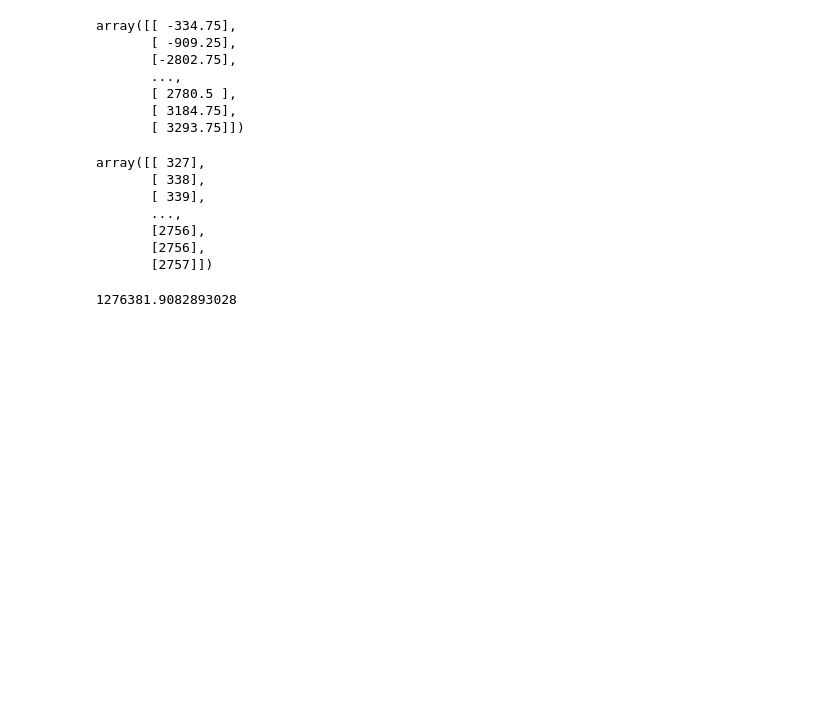
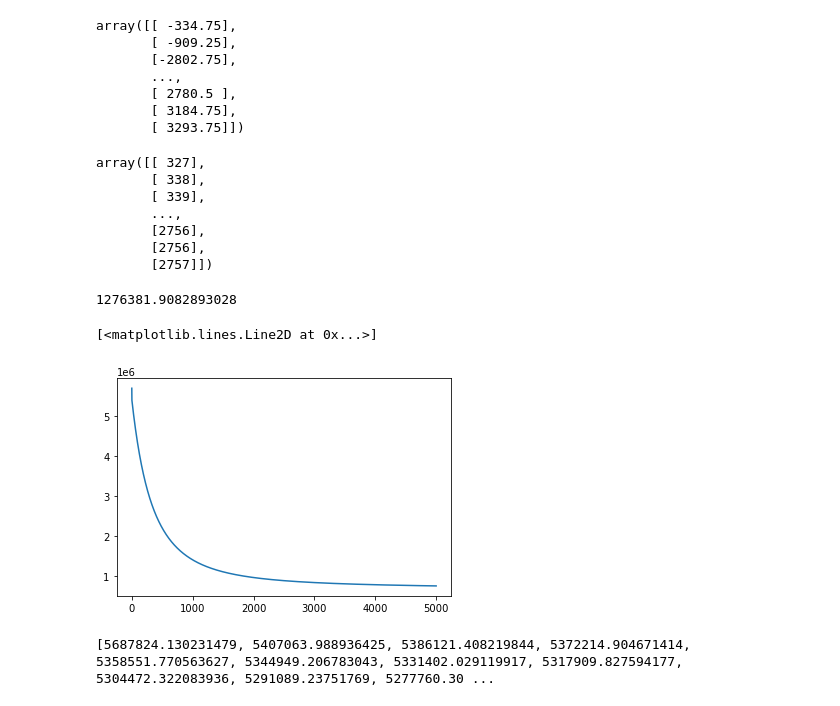
Before and after one commit to Deamon-DP/Machine-learning-projects, a Jupyter notebook: Assignment/regression/Multi.ipynb, the cells around one changed output. Saved outputs shown, nothing was run; the diff lists cells and outputs as text; code cells hidden in the pictures; blank space fills up the shorter version.

```diff
--- a/Assignment/regression/Multi.ipynb
+++ b/Assignment/regression/Multi.ipynb
@@ -65,10 +75,17 @@ class Linear_regression:
         self.alpha=alpha
         self.samples,self.features=x.shape
         self.theta=np.ones(shape=(self.features, 1))
+        self.losses=[]
         #self.theta=np.reshape(self.theta,(self.theta.size,1))
 
     def predict(self,x):
         return np.dot(x, self.theta)
+
+    def cost(self,theta):
+        temp=self.y-np.dot(self.x,theta)
+        loss=np.dot(temp.T,temp).item()
+        loss=loss/(2*(self.samples))
+        self.losses.append(loss)
 
     def training(self,n=1000):
         while(n):
@@ -79,6 +96,7 @@ class Linear_regression:
             self.gradient=np.dot(self.x.T,temp)
             #print(self.gradient.shape)
             self.theta=self.theta+((self.alpha/self.samples)*self.gradient)
+            self.cost(self.theta)
             #print(self.theta.shape)
             n=n-1
 
@@ -124,7 +142,7 @@ lr
 # %% [output]
 <__main__.Linear_regression at 0x...>
 # %%
-mp=lr.training(n=2000)
+mp=lr.training(n=5000)
 # %%
 np.dot(lr.x, mp), trainy
 # %% [output]
@@ -193,3 +211,12 @@ array([[ 327],
 mean_squared_error(testy, sklr.predict(testx))
 # %% [output]
 1276381.9082893028
+# %%
+plt.plot(lr.losses)
+# %% [output]
+[<matplotlib.lines.Line2D at 0x...>]
+[figure, added]
+# %%
+print(lr.losses)
+# %% [output]
+[5687824.130231479, 5407063.988936425, 5386121.408219844, 5372214.904671414, 5358551.770563627, 5344949.206783043, 5331402.029119917, 5317909.827594177, 5304472.322083936, 5291089.23751769, 5277760.30 ...
```
Also changed, not shown: parts of 6 cells of this notebook, 1 other file.
